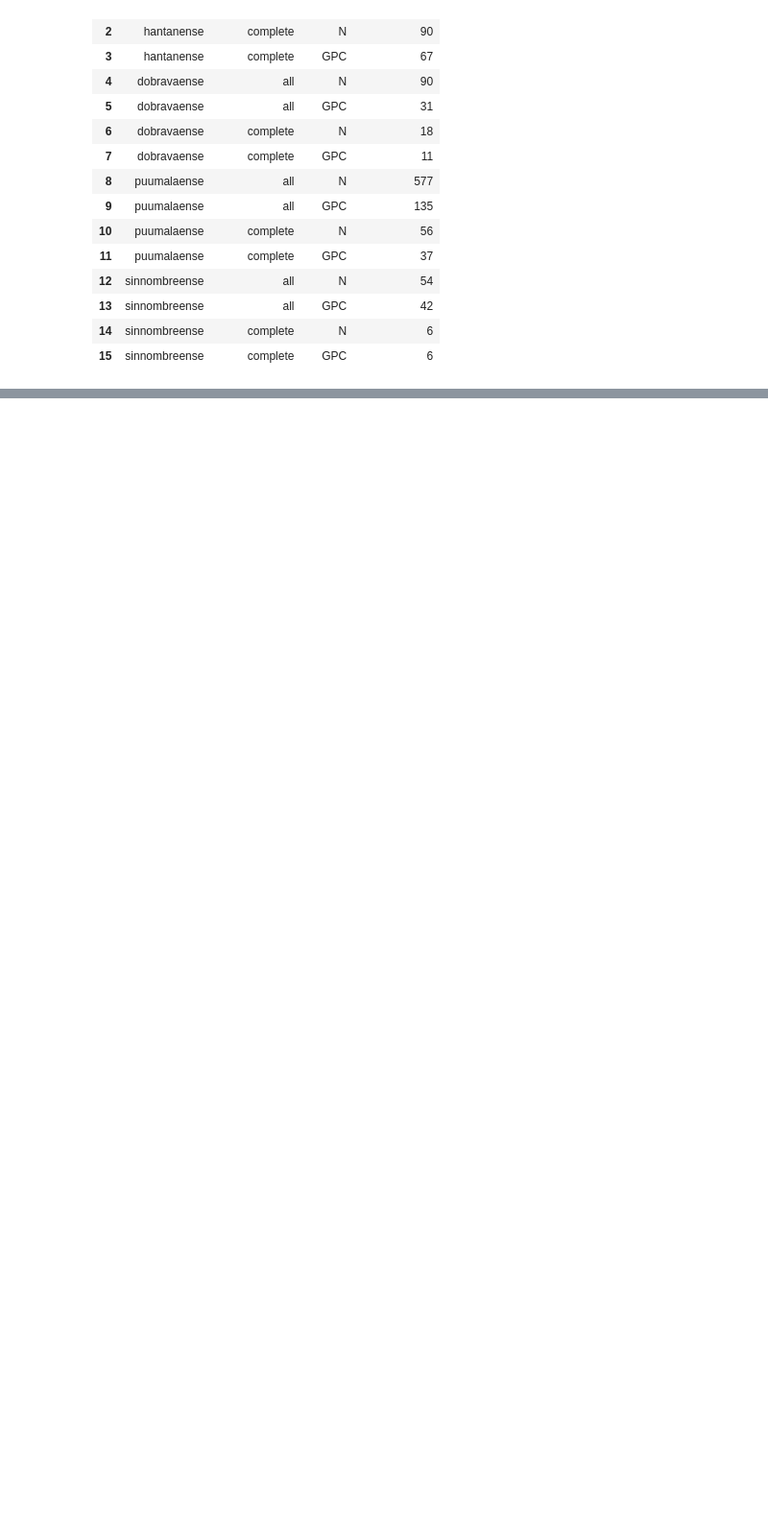
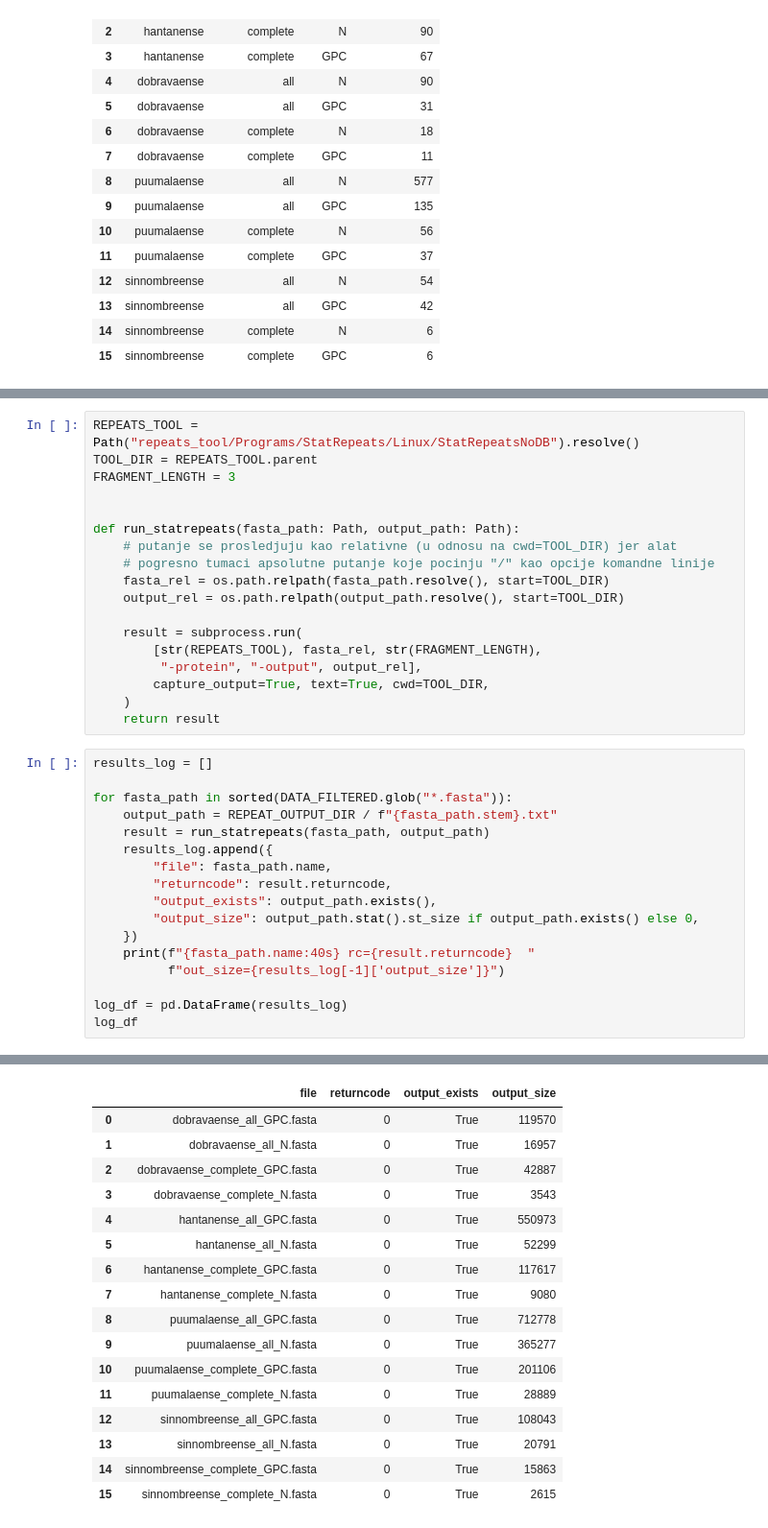
Before and after one commit to VladimirManda10/Hantavirus, a Jupyter notebook: notebook.ipynb, the cells around one changed output, grey strips where cells are left out. Shown at 96% size. Saved outputs shown, nothing was run; the diff lists cells and outputs as text; blank space fills up the shorter version.

Commit message:
Sekcija 5: Pokretanje RepeatsPlus/StatRepeats alata nad 16 filtriranih fajlova

```diff
--- a/notebook.ipynb
+++ b/notebook.ipynb
@@ -456,0 +465,36 @@ summary_df
+# %%
+REPEATS_TOOL = Path("repeats_tool/Programs/StatRepeats/Linux/StatRepeatsNoDB").resolve()
+TOOL_DIR = REPEATS_TOOL.parent
+FRAGMENT_LENGTH = 3
+
+
+def run_statrepeats(fasta_path: Path, output_path: Path):
+    # putanje se prosledjuju kao relativne (u odnosu na cwd=TOOL_DIR) jer alat
+    # pogresno tumaci apsolutne putanje koje pocinju "/" kao opcije komandne linije
+    fasta_rel = os.path.relpath(fasta_path.resolve(), start=TOOL_DIR)
+    output_rel = os.path.relpath(output_path.resolve(), start=TOOL_DIR)
+
+    result = subprocess.run(
+        [str(REPEATS_TOOL), fasta_rel, str(FRAGMENT_LENGTH),
+         "-protein", "-output", output_rel],
+        capture_output=True, text=True, cwd=TOOL_DIR,
+    )
+    return result
+# %%
+results_log = []
+
+for fasta_path in sorted(DATA_FILTERED.glob("*.fasta")):
+    output_path = REPEAT_OUTPUT_DIR / f"{fasta_path.stem}.txt"
+    result = run_statrepeats(fasta_path, output_path)
+    results_log.append({
+        "file": fasta_path.name,
+        "returncode": result.returncode,
+        "output_exists": output_path.exists(),
+        "output_size": output_path.stat().st_size if output_path.exists() else 0,
+    })
+    print(f"{fasta_path.name:40s} rc={result.returncode}  "
+          f"out_size={results_log[-1]['output_size']}")
+
+log_df = pd.DataFrame(results_log)
+log_df
+# %% [output]
@@ -456,0 +517,17 @@ summary_df
+|  | file | returncode | output_exists | output_size |
+| 0 | dobravaense_all_GPC.fasta | 0 | True | 119570 |
+| 1 | dobravaense_all_N.fasta | 0 | True | 16957 |
+| 2 | dobravaense_complete_GPC.fasta | 0 | True | 42887 |
+| 3 | dobravaense_complete_N.fasta | 0 | True | 3543 |
+| 4 | hantanense_all_GPC.fasta | 0 | True | 550973 |
+| 5 | hantanense_all_N.fasta | 0 | True | 52299 |
+| 6 | hantanense_complete_GPC.fasta | 0 | True | 117617 |
+| 7 | hantanense_complete_N.fasta | 0 | True | 9080 |
+| 8 | puumalaense_all_GPC.fasta | 0 | True | 712778 |
+| 9 | puumalaense_all_N.fasta | 0 | True | 365277 |
+| 10 | puumalaense_complete_GPC.fasta | 0 | True | 201106 |
+| 11 | puumalaense_complete_N.fasta | 0 | True | 28889 |
+| 12 | sinnombreense_all_GPC.fasta | 0 | True | 108043 |
+| 13 | sinnombreense_all_N.fasta | 0 | True | 20791 |
+| 14 | sinnombreense_complete_GPC.fasta | 0 | True | 15863 |
+| 15 | sinnombreense_complete_N.fasta | 0 | True | 2615 |
```
Also changed, not shown: parts of 2 cells of this notebook.
